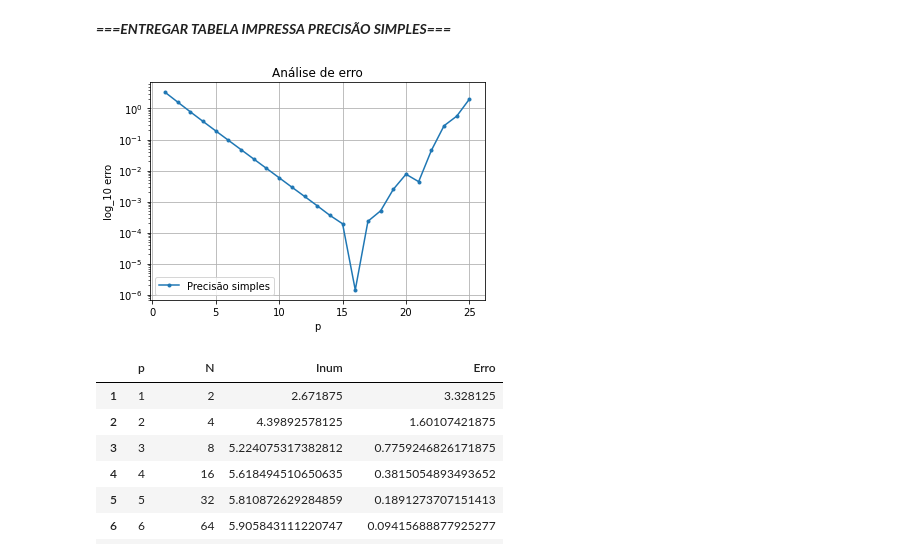
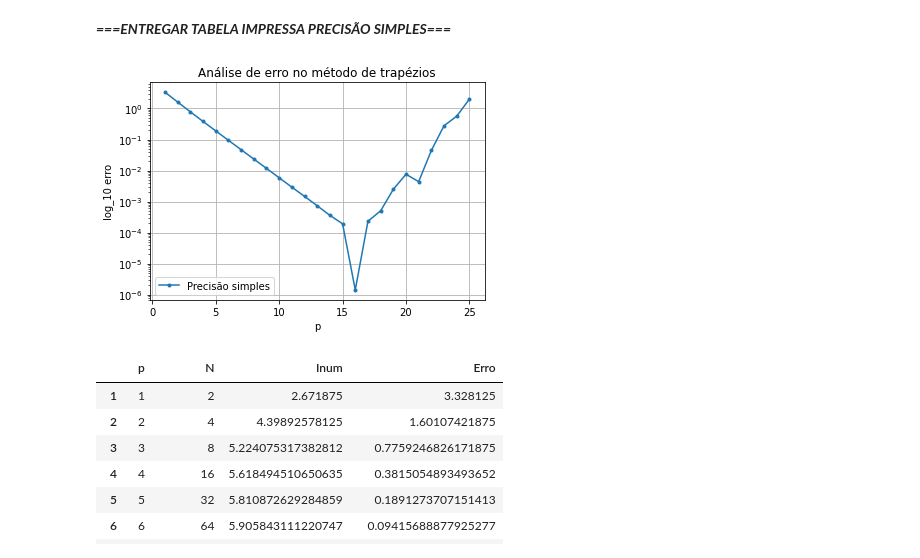
Before and after one commit to leonardovaladao/MAP214, a Jupyter notebook: Exercise Programs/EP3.ipynb, the cells around one changed output. Saved outputs shown, nothing was run; the diff lists cells and outputs as text; code cells hidden in the pictures.

```diff
--- a/Exercise Programs/EP3.ipynb
+++ b/Exercise Programs/EP3.ipynb
@@ -96,19 +96,19 @@ df
 # %%
 # Fazer gráfico
 import matplotlib.pyplot as plt
 
 plt.plot(df['p'], df['Erro'], marker='.', label='Precisão simples')
 
-plt.title('Análise de erro')
+plt.title('Análise de erro no método de trapézios')
 plt.xlabel('p')
 plt.ylabel('log_10 erro')
 plt.yscale('log')
 plt.grid()
 plt.legend()
 
 plt.show()
 # %% [output]
-[figure, old version]
+[figure, new version]
 # %%
 # Repetir cálculos com dupla precisão
 def trapezio2(f, N, a, b):
```
Also changed, not shown: parts of 4 cells of this notebook.
